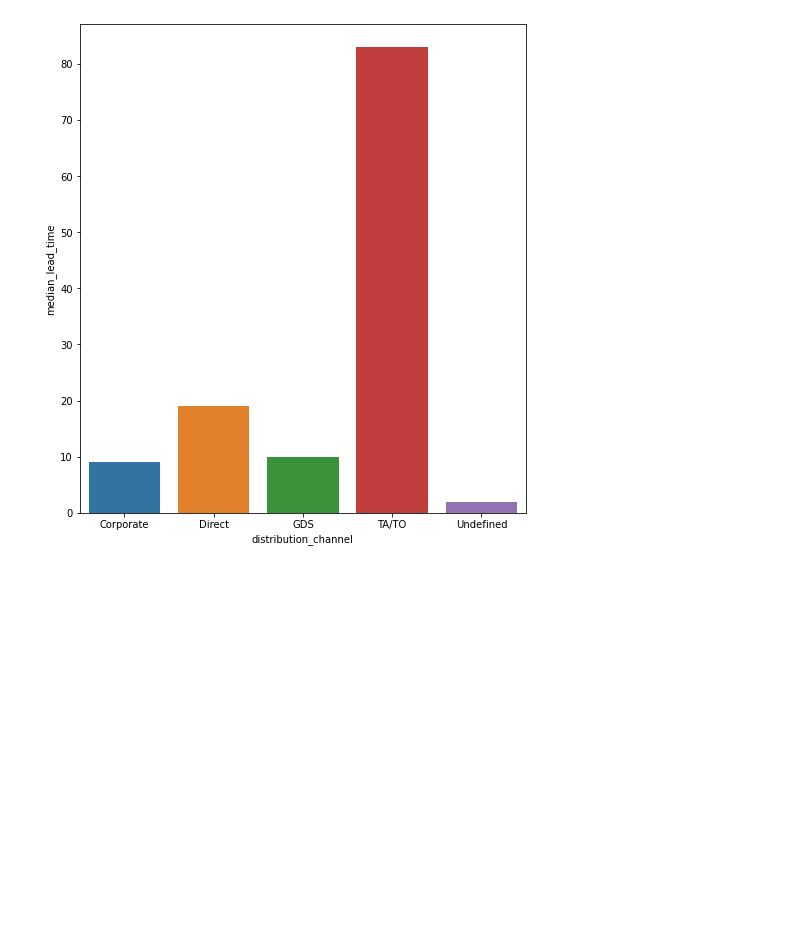
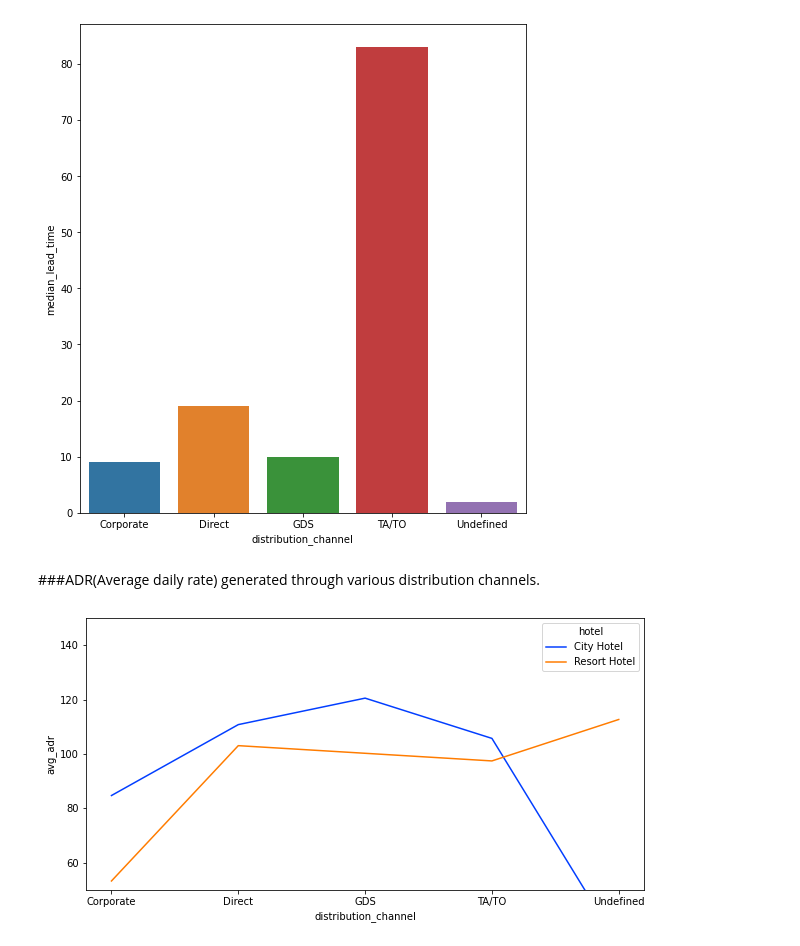
Before and after one commit to Nimisha-Nooti/hotel-data-analysis, a Jupyter notebook: Hotel_Booking_Analysis_Capstone_Project.ipynb, the cells around one changed output. Cells and saved outputs as stored; diff of their text form; code cells hidden in the pictures; blank space fills up the shorter version.

```diff
--- a/Hotel_Booking_Analysis_Capstone_Project.ipynb
+++ b/Hotel_Booking_Analysis_Capstone_Project.ipynb
@@ -539,3 +590,14 @@ sns.barplot(x = nhd1['distribution_channel'], y = nhd1['median_lead_time'])
 plt.show()
 # %% [output]
 [figure]
+# %% [markdown]
+###ADR(Average daily rate) generated through various distribution channels.
+# %%
+distribution_channel = new_hotel_df.groupby(['distribution_channel', 'hotel'])
+dc1 = pd.DataFrame(round((distribution_channel['adr']).agg(np.mean),2)).reset_index().rename(columns = {'adr': 'avg_adr'})
+plt.figure(figsize = (10,5))
+sns.lineplot(x='distribution_channel', y='avg_adr', hue='hotel', data= dc1, palette='bright')
+plt.ylim(50,150)
+plt.show()
+# %% [output]
+[figure, added]
```
Also changed, not shown: parts of 24 cells of this notebook.
